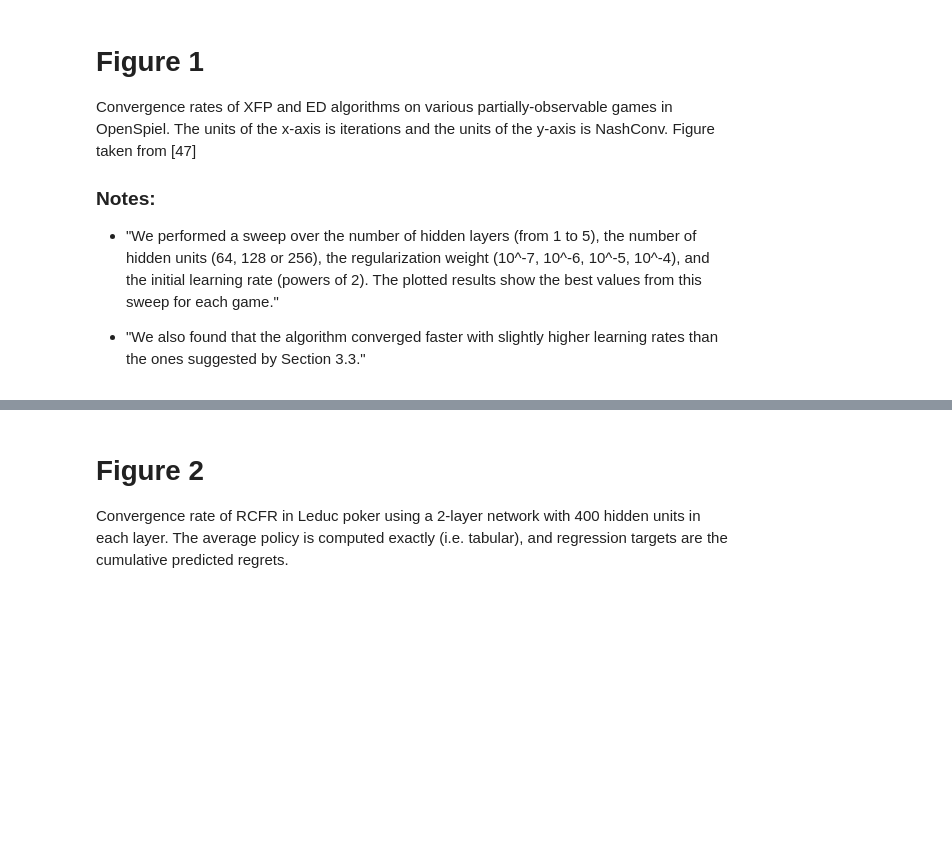
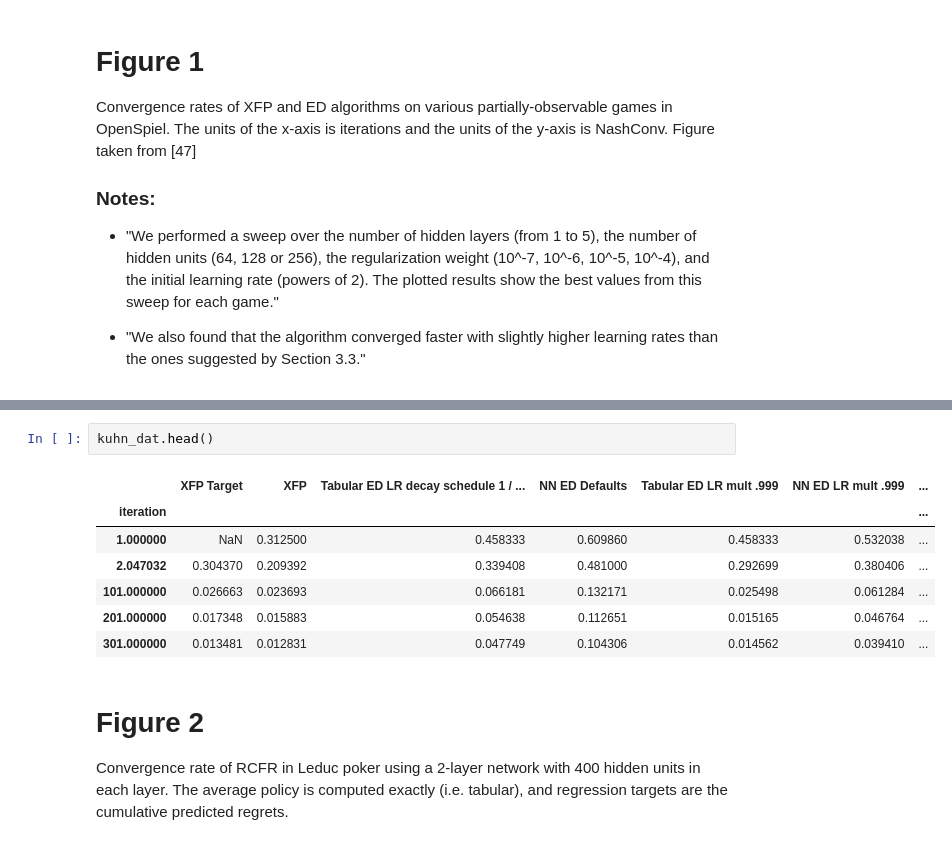
Before and after one commit to aicenter/openspiel_reproductions, a Jupyter notebook: benchmarks.ipynb, the cells around one changed output, grey strips where cells are left out. Drawn from its saved outputs; the diff is of its cells as text; blank space fills up the shorter version.

```diff
--- a/benchmarks.ipynb
+++ b/benchmarks.ipynb
@@ -114,3 +138,13 @@ ax.set(xlabel="Iteration", ylabel="Exploitability")
+# %%
+kuhn_dat.head()
+# %% [output]
+|  | XFP Target | XFP | Tabular ED LR decay schedule 1 / ... | NN ED Defaults | Tabular ED LR mult .999 | NN ED LR mult .999 | ... |
+| iteration |  |  |  |  |  |  | ... |
+| 1.000000 | NaN | 0.312500 | 0.458333 | 0.609860 | 0.458333 | 0.532038 | ... |
+| 2.047032 | 0.304370 | 0.209392 | 0.339408 | 0.481000 | 0.292699 | 0.380406 | ... |
+| 101.000000 | 0.026663 | 0.023693 | 0.066181 | 0.132171 | 0.025498 | 0.061284 | ... |
+| 201.000000 | 0.017348 | 0.015883 | 0.054638 | 0.112651 | 0.015165 | 0.046764 | ... |
+| 301.000000 | 0.013481 | 0.012831 | 0.047749 | 0.104306 | 0.014562 | 0.039410 | ... |
 # %% [markdown]
 # Figure 2
 Convergence rate of RCFR in Leduc poker using a 2-layer network with 400 hidden units in each layer. The average policy is computed exactly (i.e. tabular), and regression targets are the
```
Also changed, not shown: parts of 5 cells of this notebook, 3 other files.
